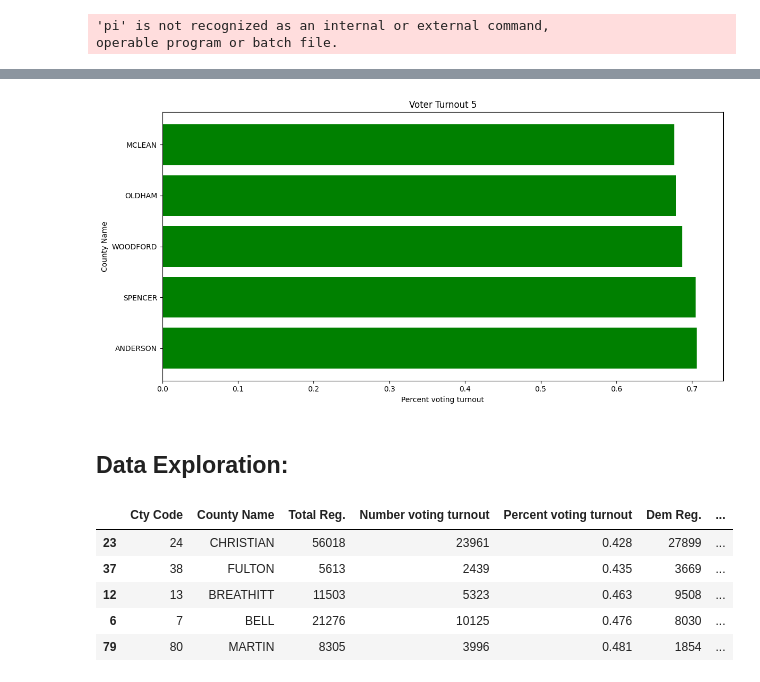
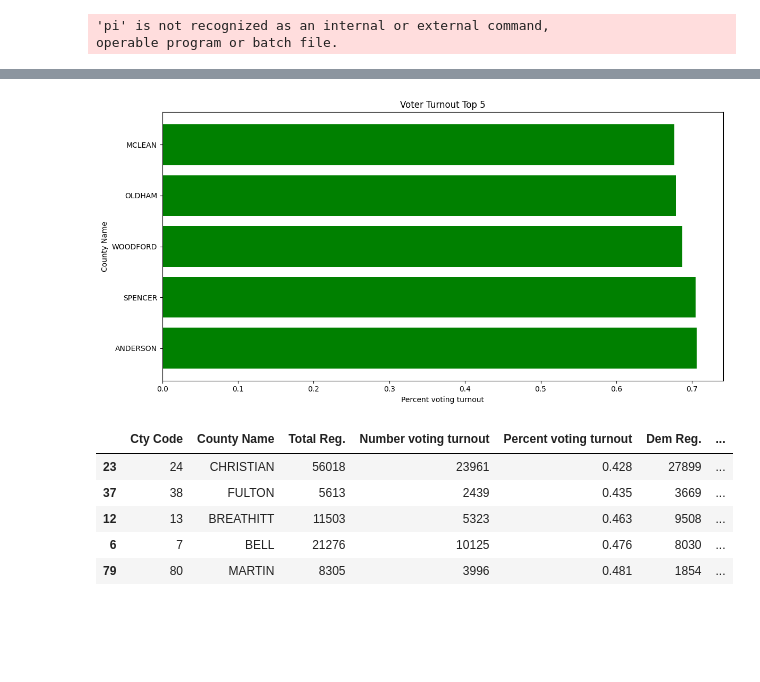
Before and after one commit to vettaca/-Hamer, a Jupyter notebook: analysis.ipynb, the cells around one changed output, grey strips where cells are left out. Cells and saved outputs as stored; diff of their text form; code cells hidden in the pictures; blank space fills up the shorter version.

```diff
--- a/analysis.ipynb
+++ b/analysis.ipynb
@@ -158,16 +155,14 @@ df
 # %%
 # plt.style.use('seaborn-pastel')
 plt.figure(figsize= (12,6))
 plt.barh('County Name', 'Percent voting turnout', data = df,color='green')
 plt.ylabel('County Name')
 plt.xlabel('Percent voting turnout')
-plt.title('Voter Turnout 5')
+plt.title('Voter Turnout Top 5')
 plt.tight_layout()
 plt.show()
 # %% [output]
-[figure, old version]
+[figure, new version]
-# %% [markdown]
-## Data Exploration:
 # %%
 sm=turnout_2020.nsmallest(n=5, columns=['Percent voting turnout'])
 sm
```
Also changed, not shown: parts of 47 cells of this notebook.
